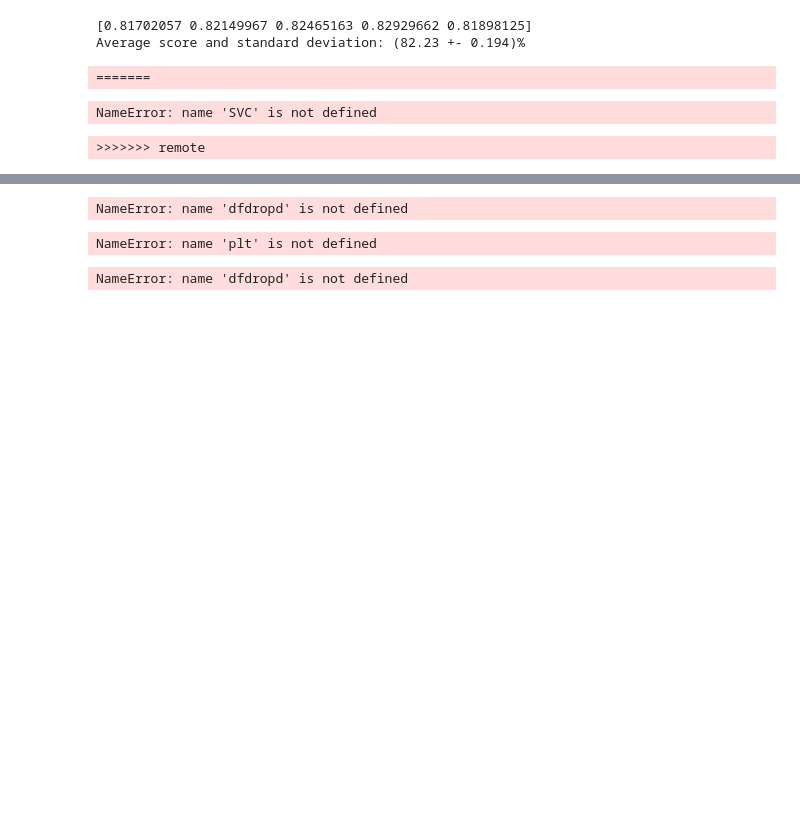
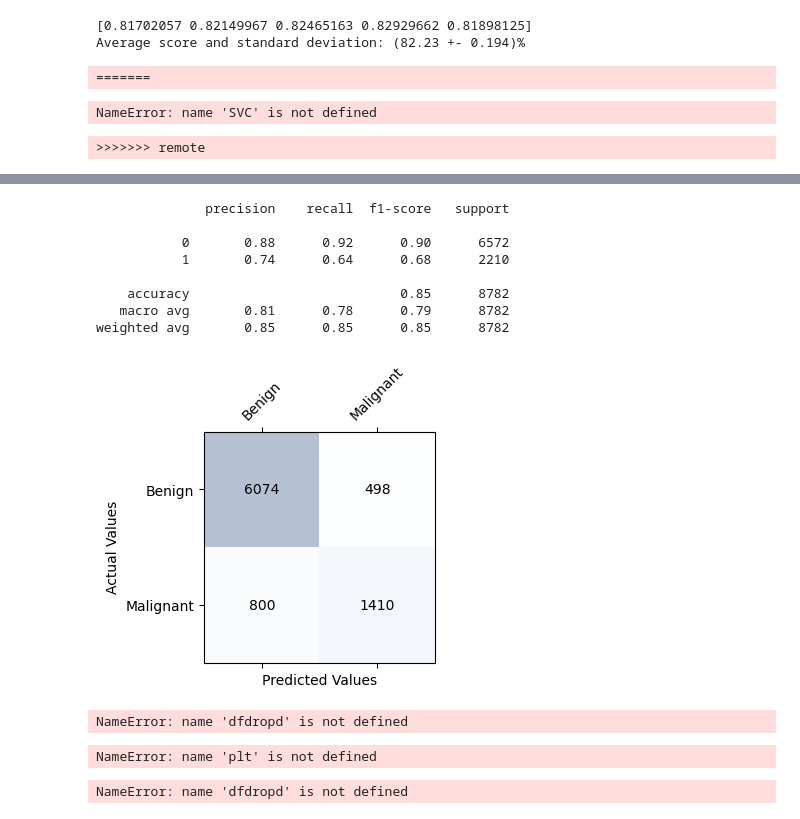
Before and after one commit to TheDevilsMooCow/machine_learning, a Jupyter notebook: cw.ipynb, the cells around one changed output, grey strips where cells are left out. Drawn from its saved outputs; the diff is of its cells as text; code cells hidden in the pictures; blank space fills up the shorter version.

Commit message:
changed decision tree to random forest

```diff
--- a/cw.ipynb
+++ b/cw.ipynb
@@ -296,3 +355,8 @@ NameError: name 'SVC' is not defined
 >>>>>>> remote
 # %%
 # decision trees and multi-layer
+# %%
+pca = PCA(n_components=3)
+pca.fit(dfcopy)
+datapca = pca.transform(dfcopy)
+datapca
@@ -299,8 +371,12 @@ NameError: name 'SVC' is not defined
 # %%
+
 from sklearn.model_selection import train_test_split
-from sklearn.tree import DecisionTreeClassifier
-X_train, X_test, y_train, y_test = train_test_split(data.drop('Sum',axis=1), data['Sum'], test_size=.3,random_state=23)
-clf = DecisionTreeClassifier(random_state=1)
+from sklearn.ensemble import RandomForestClassifier
+df_less = dfcopy.copy()
+#df_less = df_less.drop(columns=[ 'Native-country', 'Race','Sex','Workclass','Marital-Status','Relationship', 'Education'])
+print(df_less.head())
+X_train, X_test, y_train, y_test = train_test_split(df_less.drop('Sum',axis=1), df_less['Sum'], test_size=.3,random_state=23)
+clf = RandomForestClassifier(random_state=1)
 dtt = clf.fit(X_train, y_train)
 predictions = dtt.predict(X_test)
 from sklearn.metrics import accuracy_score
@@ -310,3 +402,33 @@ NameError: name 'data' is not defined
+# %%
+from sklearn.metrics import confusion_matrix, classification_report
+y_pred = clf.fit(X_train, y_train).predict(X_test)
+cm = confusion_matrix(y_test, y_pred)
+# Plot confusion matrix,
+fig, ax = plt.subplots(figsize=(3, 3))
+ax.matshow(cm, cmap=plt.cm.Blues, alpha=0.3)
+for i in range(cm.shape[0]):
+    for j in range(cm.shape[1]):
+        ax.text(x=j, y=i,
+        s=cm[i, j],
+        va='center', ha='center')
+        classes=["Benign","Malignant"]
+tick_marks = np.arange(len(classes))
+plt.xticks(tick_marks, classes, rotation=45)
+plt.yticks(tick_marks, classes)
+plt.xlabel('Predicted Values', )
+
+plt.ylabel('Actual Values');
+print(classification_report(y_test, y_pred ))
+# %% [output]
+              precision    recall  f1-score   support
+
+           0       0.88      0.92      0.90      6572
+           1       0.74      0.64      0.68      2210
+
+    accuracy                           0.85      8782
+   macro avg       0.81      0.78      0.79      8782
+weighted avg       0.85      0.85      0.85      8782
+[figure, added]
 # %%
 # perceptron neural network.
 # %%
```
Also changed, not shown: parts of 9 cells of this notebook.
